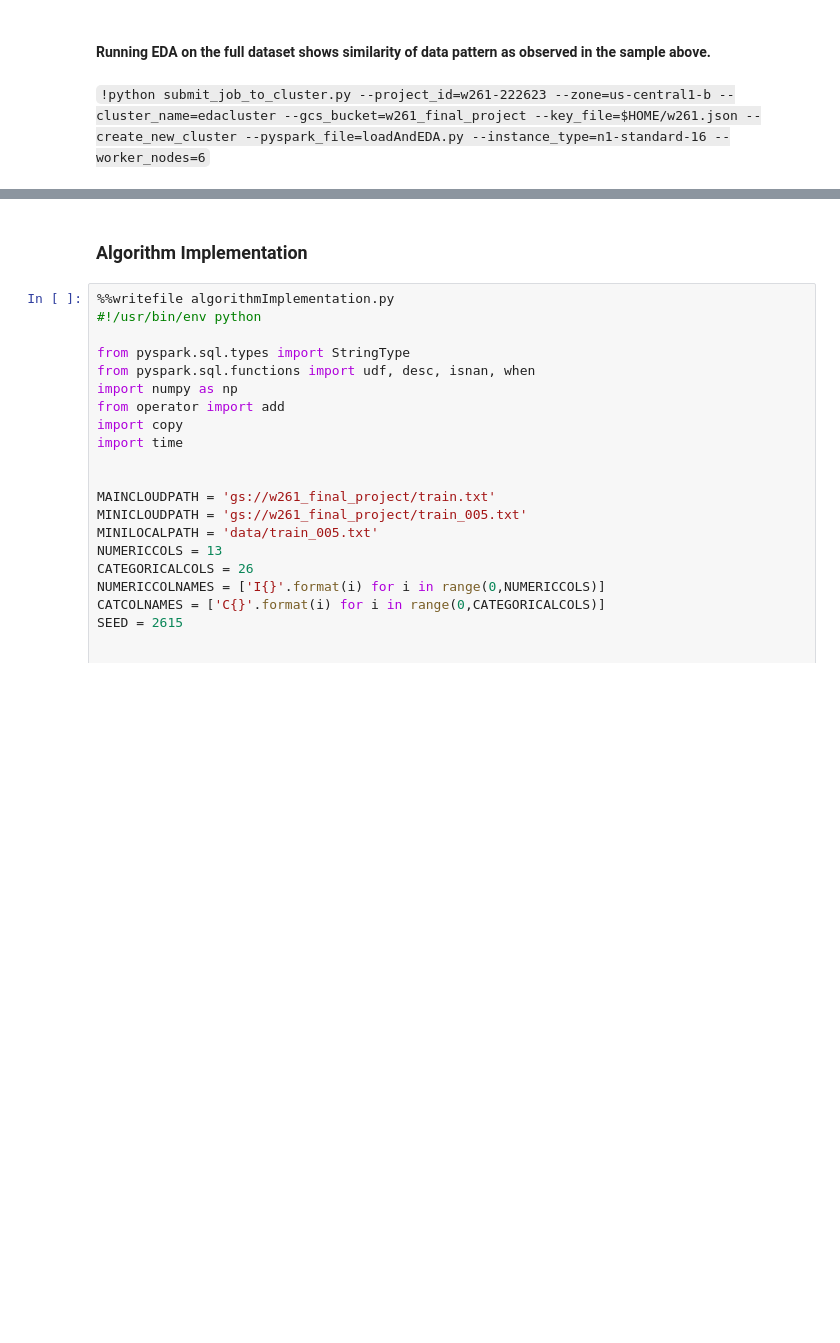
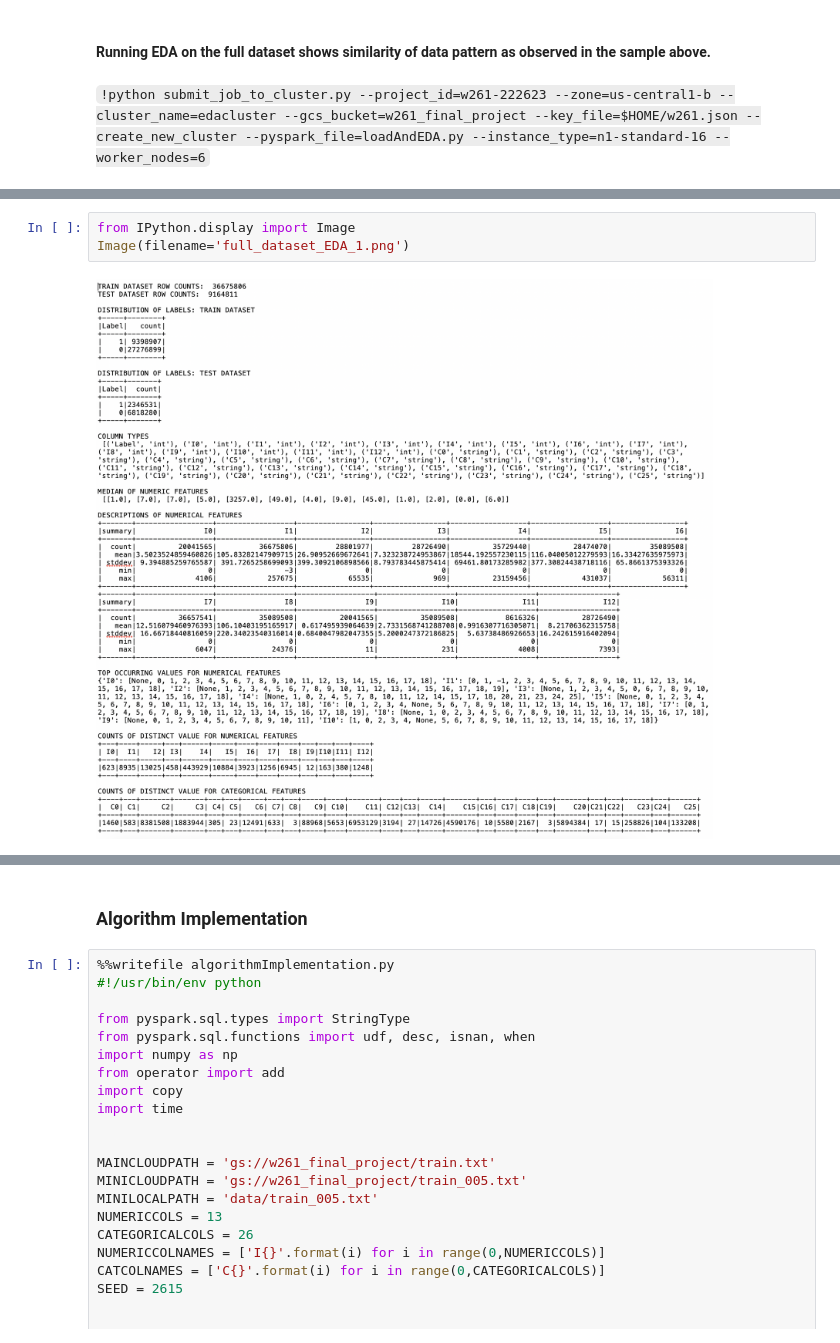
Before and after one commit to noahrandolph/Parallel-Click-Through-Rate-Predictor, a Jupyter notebook: w261_group5_final_project.ipynb, the cells around one changed output, grey strips where cells are left out. Drawn from its saved outputs; the diff is of its cells as text; blank space fills up the shorter version.

```diff
--- a/w261_group5_final_project.ipynb
+++ b/w261_group5_final_project.ipynb
@@ -598,0 +595,5 @@ Correlation Matrix between Numeric Values
+# %%
+from IPython.display import Image
+Image(filename='full_dataset_EDA_1.png')
+# %% [output]
+[figure, added]
```
Also changed, not shown: parts of 3 cells of this notebook.
